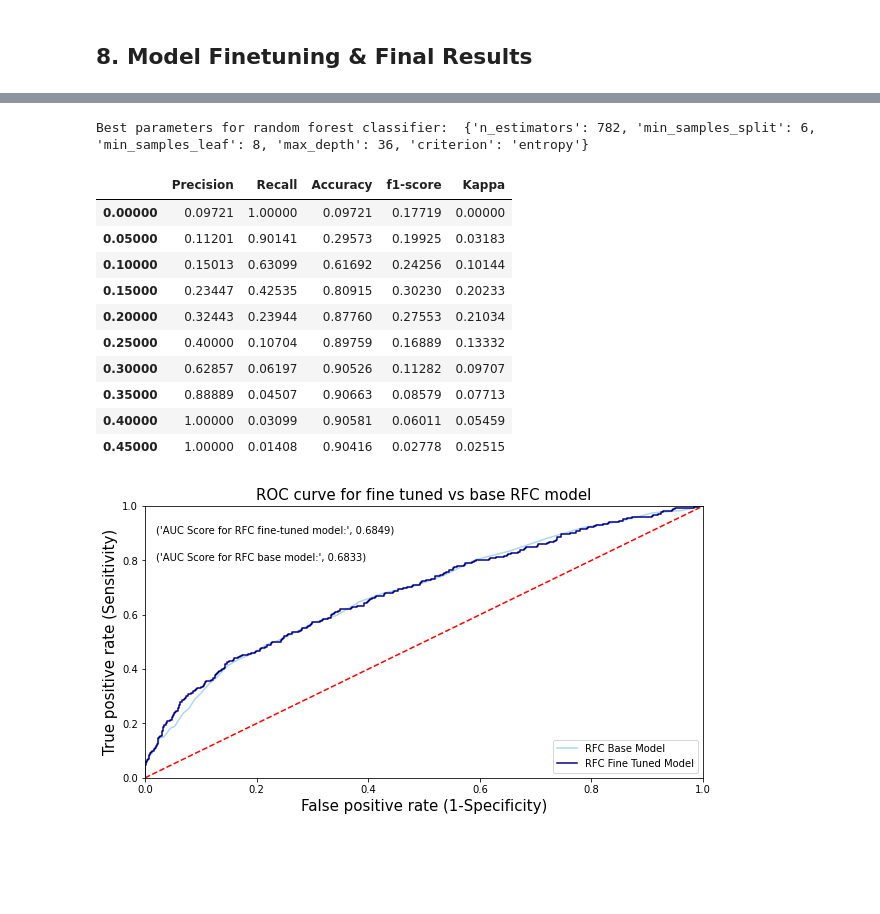
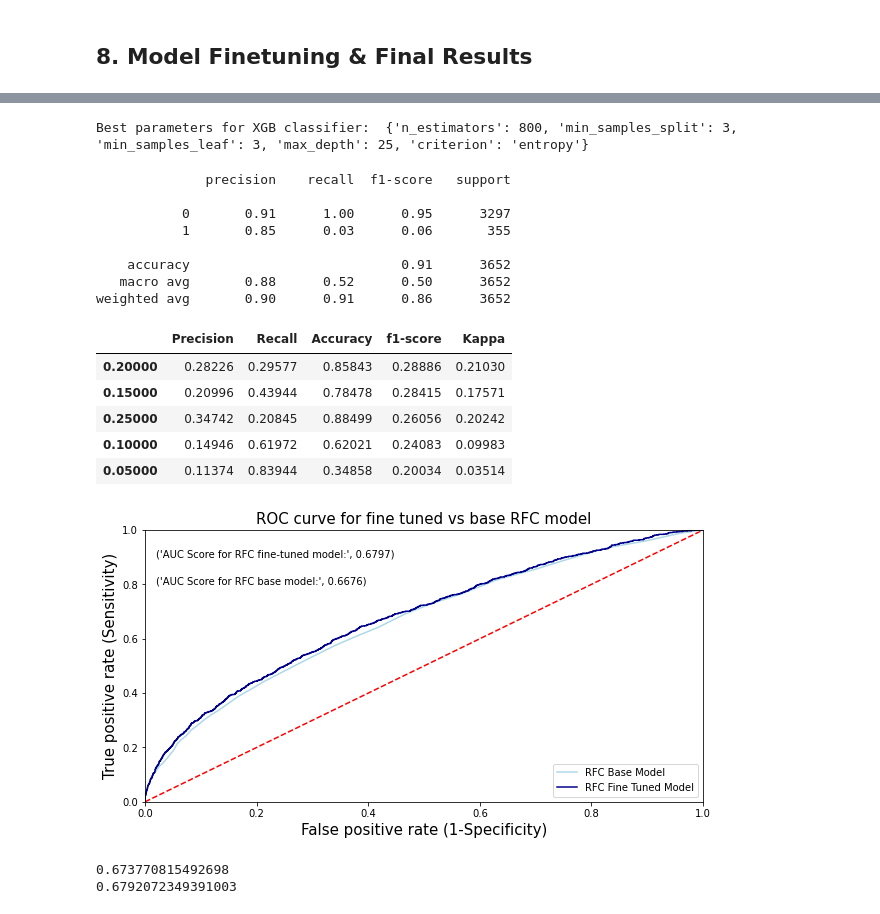
Before and after one commit to Rahulm94/Customer-Churn-Prediction, a Jupyter notebook: Task 3_Feature_engineering & Modelling.ipynb, the cells around one changed output, grey strips where cells are left out. Cells and saved outputs as stored; diff of their text form; code cells hidden in the pictures; blank space fills up the shorter version.

```diff
--- a/Task 3_Feature_engineering & Modelling.ipynb
+++ b/Task 3_Feature_engineering & Modelling.ipynb
@@ -575,7 +565,7 @@ xgboost.plot_importance(xgb, ax=ax, importance_type='total_gain')
 # %%
 # Build Random Forest model based on best 20 features selected above
 
-imp_feat = feature_importance.sort_values('Importance_rf', ascending = False).Features[:30].values
+imp_feat = feature_importance.sort_values('Importance_rf', ascending = False).Features[:20].values
 X = client_prices[imp_feat]
 y = client_prices['churn']
 
@@ -644,6 +633,8 @@ AUC score for XGB-Best 20 features model = 0.6552085446721267
 # %% [markdown]
 ## 8. Model Finetuning & Final Results
 # %%
-X = client_prices.drop(['id','churn'], 1)
+imp_feat = feature_importance.sort_values('Importance_rf', ascending = False).Features[:20].values
+print(imp_feat)
+X = client_prices[imp_feat]
 y = client_prices['churn']
 X_train, X_test, y_train, y_test = train_test_split(X,y, test_size=0.25, random_state=25, stratify=y)
@@ -652,24 +651,34 @@ X_train, X_test, y_train, y_test = train_test_split(X,y, test_size=0.25, random_
 
 from sklearn.model_selection import RandomizedSearchCV
 params = [{'criterion': ['entropy', 'gini'],
-                     'n_estimators': range(100, 1000),
-                     'max_depth': range(5,50),
+                     'n_estimators': range(100,1000,50),
+                     'max_depth': range(5,50,5),
                      'min_samples_split': range(2,11),
                      'min_samples_leaf': range(1,15)}]
 
-random_forest_classification = RandomForestClassifier(random_state = 10)
-rf_grid = RandomizedSearchCV(estimator = random_forest_classification, param_distributions = params, scoring='roc_auc', cv = 5)
-rf_grid_model = rf_grid.fit(X_train, y_train)
-print('Best parameters for random forest classifier: ', rf_grid_model.best_params_, '\n')
+# rf_classfier = RandomForestClassifier(random_state = 10)
+cv = StratifiedKFold(n_splits=5, shuffle=True, random_state=15)
+rfc_grid = RandomizedSearchCV(estimator = rfc_20, param_distributions = params, scoring='roc_auc', cv = cv)
+rfc_grid_model = rfc_grid.fit(X_train, y_train)
+print('Best parameters for XGB classifier: ', rfc_grid_model.best_params_, '\n')
 # %% [output]
-Best parameters for random forest classifier:  {'n_estimators': 782, 'min_samples_split': 6, 'min_samples_leaf': 8, 'max_depth': 36, 'criterion': 'entropy'}
+Best parameters for XGB classifier:  {'n_estimators': 800, 'min_samples_split': 3, 'min_samples_leaf': 3, 'max_depth': 25, 'criterion': 'entropy'}
 # %%
 # Now build model with chosen optimum hyperparameters
 
-rfc_best = RandomForestClassifier(random_state=10, **rf_grid_model.best_params_)
+rfc_best = RandomForestClassifier(random_state=10, **rfc_grid_model.best_params_)
 rfc_best.fit(X_train, y_train)
-y_train_pred = rfc_best.predict(X_train)
 y_test_pred = rfc_best.predict(X_test)
+print(classification_report(y_test, y_test_pred))
+# %% [output]
+              precision    recall  f1-score   support
+
+           0       0.91      1.00      0.95      3297
+           1       0.85      0.03      0.06       355
+
+    accuracy                           0.91      3652
+   macro avg       0.88      0.52      0.50      3652
+weighted avg       0.90      0.91      0.86      3652
 # %%
 # Recall for 1 can be improved by setting a better threshold
 
@@ -678,47 +687,51 @@ scores = pd.DataFrame(columns=['Precision','Recall','Accuracy','f1-score','Kappa
 for threshold in np.arange(0,0.5,0.05):
     y_pred_new = [0 if x<threshold else 1 for x in y_pred_prob]
     scores.loc[threshold,:] = [precision_score(y_test, y_pred_new), recall_score(y_test, y_pred_new),accuracy_score(y_test, y_pred_new), f1_score(y_test, y_pred_new), cohen_kappa_score(y_test, y_pred_new)]
-scores
+scores.sort_values(by='f1-score', ascending=False).head(5)
 # %% [output]
 |  | Precision | Recall | Accuracy | f1-score | Kappa |
-| 0.00000 | 0.09721 | 1.00000 | 0.09721 | 0.17719 | 0.00000 |
-| 0.05000 | 0.11201 | 0.90141 | 0.29573 | 0.19925 | 0.03183 |
-| 0.10000 | 0.15013 | 0.63099 | 0.61692 | 0.24256 | 0.10144 |
-| 0.15000 | 0.23447 | 0.42535 | 0.80915 | 0.30230 | 0.20233 |
-| 0.20000 | 0.32443 | 0.23944 | 0.87760 | 0.27553 | 0.21034 |
-| 0.25000 | 0.40000 | 0.10704 | 0.89759 | 0.16889 | 0.13332 |
-| 0.30000 | 0.62857 | 0.06197 | 0.90526 | 0.11282 | 0.09707 |
-| 0.35000 | 0.88889 | 0.04507 | 0.90663 | 0.08579 | 0.07713 |
-| 0.40000 | 1.00000 | 0.03099 | 0.90581 | 0.06011 | 0.05459 |
-| 0.45000 | 1.00000 | 0.01408 | 0.90416 | 0.02778 | 0.02515 |
+| 0.20000 | 0.28226 | 0.29577 | 0.85843 | 0.28886 | 0.21030 |
+| 0.15000 | 0.20996 | 0.43944 | 0.78478 | 0.28415 | 0.17571 |
+| 0.25000 | 0.34742 | 0.20845 | 0.88499 | 0.26056 | 0.20242 |
+| 0.10000 | 0.14946 | 0.61972 | 0.62021 | 0.24083 | 0.09983 |
+| 0.05000 | 0.11374 | 0.83944 | 0.34858 | 0.20034 | 0.03514 |
 # %%
 # Plot ROC curve
+
+from sklearn.model_selection import cross_val_predict
 
 plt.figure(figsize=(10,5))
 plt.xlim([0.0, 1.0])
 plt.ylim([0.0, 1.0])
 plt.plot([0, 1], [0, 1],'r--')
 
-y_pred_prob = rfc.predict_proba(X_test)[:,1]
-fpr, tpr, thresholds = roc_curve(y_test, y_pred_prob)
+cv = StratifiedKFold(n_splits=5, shuffle=True, random_state=15)
+y_pred_prob =  cross_val_predict(rfc_20, X_train, y_train, method='predict_proba')[:,1]
+fpr, tpr, thresholds = roc_curve(y_train, y_pred_prob)
 plt.plot(fpr, tpr, color='lightblue', label='RFC Base Model')
-plt.text(x = 0.02, y = 0.8, s = ('AUC Score for RFC base model:',round(roc_auc_score(y_test, y_pred_prob),4)))
+plt.text(x = 0.02, y = 0.8, s = ('AUC Score for RFC base model:',round(roc_auc_score(y_train, y_pred_prob),4)))
 
-y_pred_prob = rfc_best.predict_proba(X_test)[:,1]
-fpr, tpr, thresholds = roc_curve(y_test, y_pred_prob)
+y_pred_prob =  cross_val_predict(rfc_best, X_train, y_train, method='predict_proba')[:,1]
+fpr, tpr, thresholds = roc_curve(y_train, y_pred_prob)
 plt.plot(fpr, tpr, color='darkblue', label='RFC Fine Tuned Model')
-plt.text(x = 0.02, y = 0.9, s = ('AUC Score for RFC fine-tuned model:',round(roc_auc_score(y_test, y_pred_prob),4)))
+plt.text(x = 0.02, y = 0.9, s = ('AUC Score for RFC fine-tuned model:',round(roc_auc_score(y_train, y_pred_prob),4)))
 
 ## Labelling
 plt.title('ROC curve for fine tuned vs base RFC model', fontsize = 15)
 plt.xlabel('False positive rate (1-Specificity)', fontsize = 15)
 plt.ylabel('True positive rate (Sensitivity)', fontsize = 15)
 plt.legend(loc = 'lower right')
 plt.show()
 
 # There is slight increase in AUC score
 # %% [output]
-[figure, old version]
+[figure, new version]
+# %%
+print(cross_val_score(rfc_20, X_train, y_train, scoring='roc_auc', cv=cv).mean())
+print(cross_val_score(rfc_best, X_train, y_train, scoring='roc_auc', cv=cv).mean())
+# %% [output]
+0.673770815492698
+0.6792072349391003
 # %%
 # Feature importance for fine tuned model
 
```
Also changed, not shown: parts of 10 cells of this notebook.
